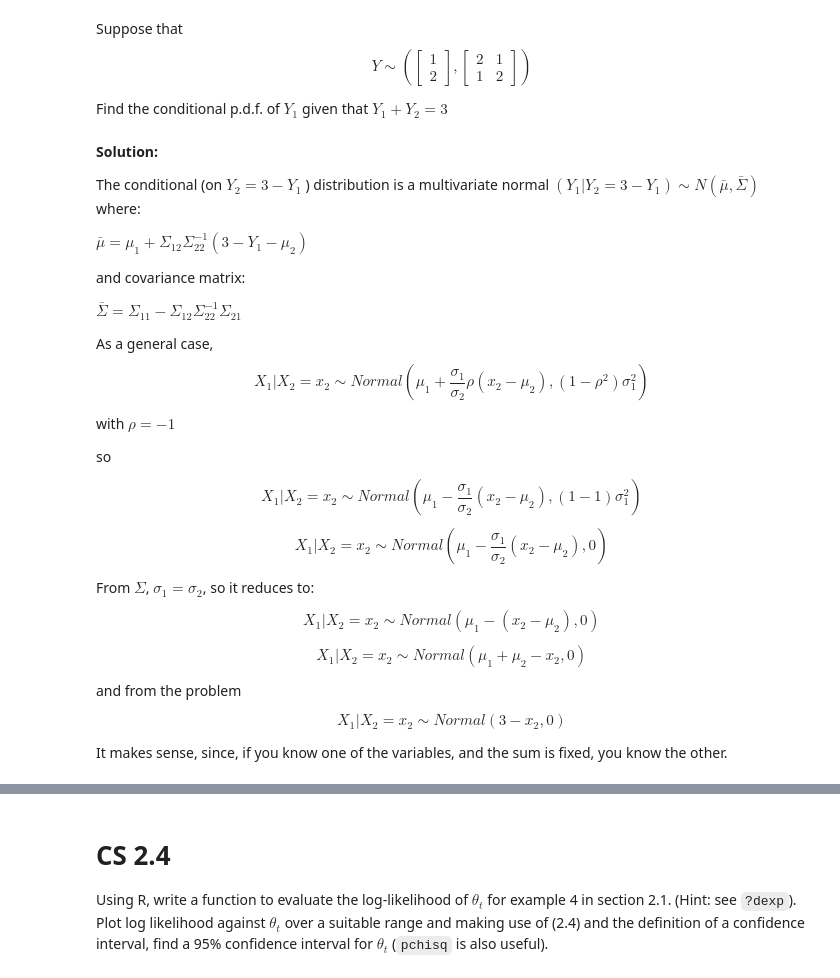
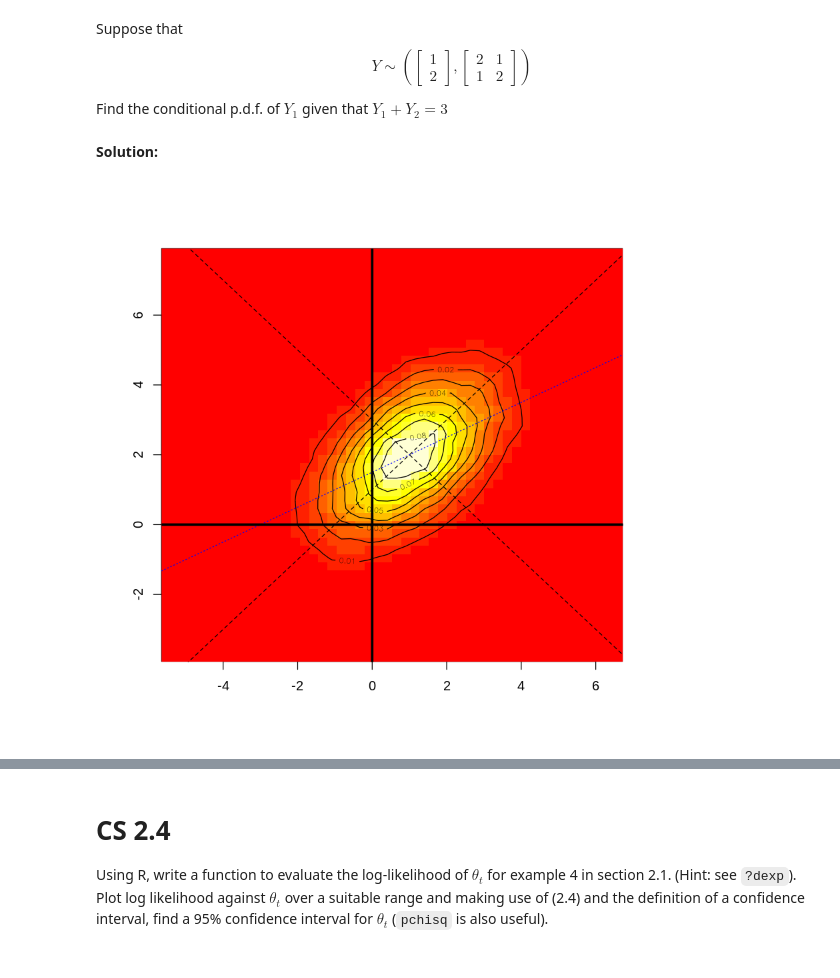
Before and after one commit to andrealorenzon/sm4ds, a Jupyter notebook: Assignment 5.ipynb, the cells around one changed output, grey strips where cells are left out. Saved outputs shown, nothing was run; the diff lists cells and outputs as text; code cells hidden in the pictures.

```diff
--- a/Assignment 5.ipynb
+++ b/Assignment 5.ipynb
@@ -22,36 +22,23 @@ $$ Y \sim
 \right) $$
 
 Find the conditional p.d.f. of $Y_1$ given that $Y_1 + Y_2 = 3$
-# %% [markdown]
-**Solution:**
-
-
-The conditional (on $Y_2 = 3 - Y_1$ )   distribution is a multivariate normal $(Y_1 | Y_2 = 3 - Y_1) \sim N(\bar\mu , \bar\Sigma)$ where:
-
-$\bar\mu = \mu_1 + \Sigma_{12} \Sigma_{22}^{-1}(3 -Y_1 - \mu_2)$
-
-and covariance matrix:
-
-$ \bar\Sigma = \Sigma_{11} - \Sigma_{12}\Sigma_{22}^{-1}\Sigma_{21}$
-
-As a general case, $$X_1 | X_2 = x_2 \sim Normal \left(\mu_1 + \frac{\sigma_1}{\sigma_2} \rho (x_2-\mu_2), (1-\rho^2)\sigma_1^2\right)$$
-
-with $\rho = -1$
-
-so
-
-$$X_1 | X_2 = x_2 \sim Normal \left(\mu_1 - \frac{\sigma_1}{\sigma_2}  (x_2-\mu_2), (1-1)\sigma_1^2\right)$$
-
-$$X_1 | X_2 = x_2 \sim Normal \left(\mu_1 - \frac{\sigma_1}{\sigma_2}  (x_2-\mu_2), 0\right)$$
-
-From $\Sigma$, $\sigma_1 = \sigma_2$, so it reduces to:
-
-$$X_1 | X_2 = x_2 \sim Normal \left(\mu_1 - (x_2-\mu_2), 0\right)$$
-
-$$X_1 | X_2 = x_2 \sim Normal \left(\mu_1+\mu_2 - x_2, 0\right)$$
-
-and from the problem
-
-$$X_1 | X_2 = x_2 \sim Normal \left(3-x_2, 0\right)$$
-
-It makes sense, since, if you know one of the variables, and the sum is fixed, you know the other.
+# %% [markdown]
+**Solution:**
+# %%
+library(MASS)
+mu <- c(1,2)
+Sigma <- matrix(c(2,1,1,2),2)
+
+binv <- mvrnorm(50000, mu=mu, Sigma=Sigma)
+binv.kde <- kde2d(binv[,1], binv[,2], n=50)
+
+image(binv.kde)
+contour(binv.kde, add=T)
+
+abline(coef=c(1,1), lty=2)
+abline(coef=c(3,-1), lty=2)
+abline(coef=c(3/2,1/2), lty=3, col="blue")  #regression line
+abline (h=0, lwd=3) # assi
+abline (v=0, lwd=3) #assi
+# %% [output]
+[figure, added]
```
Also changed, not shown: parts of 1 cell of this notebook, 8 other files.
